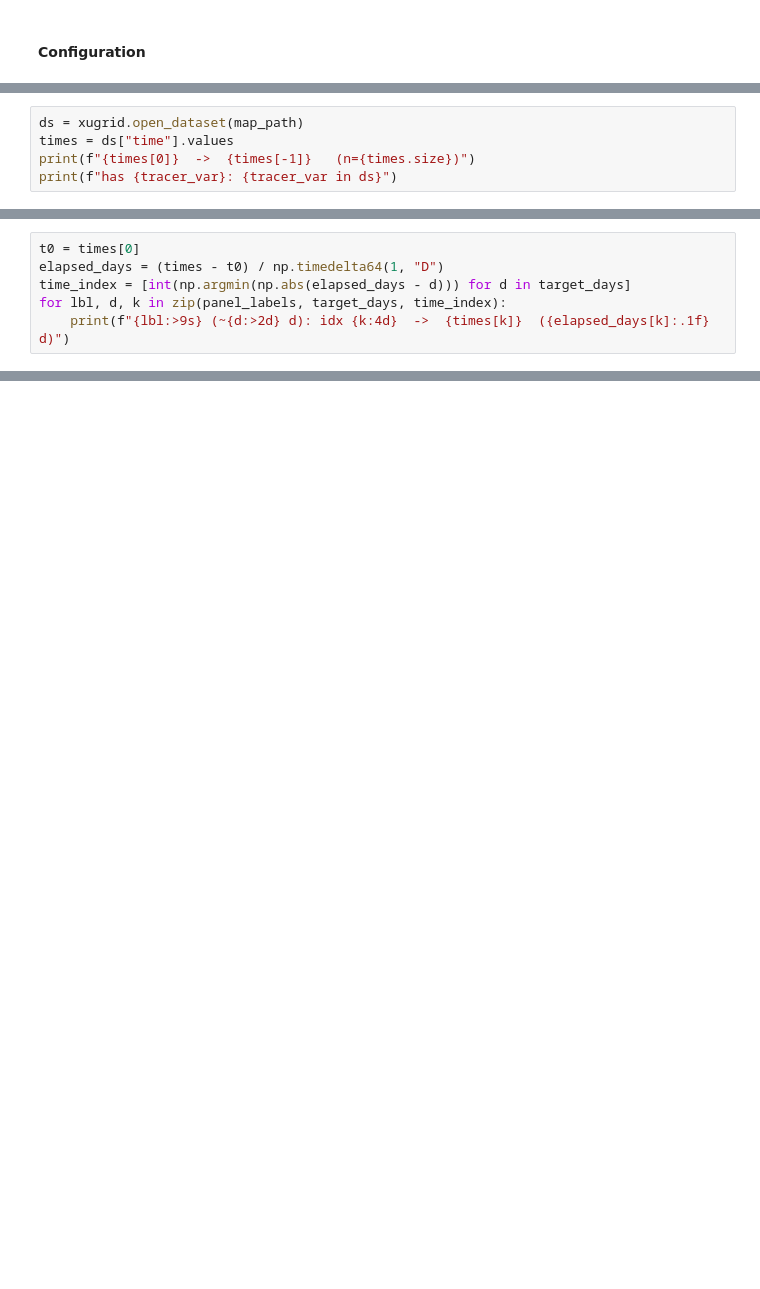
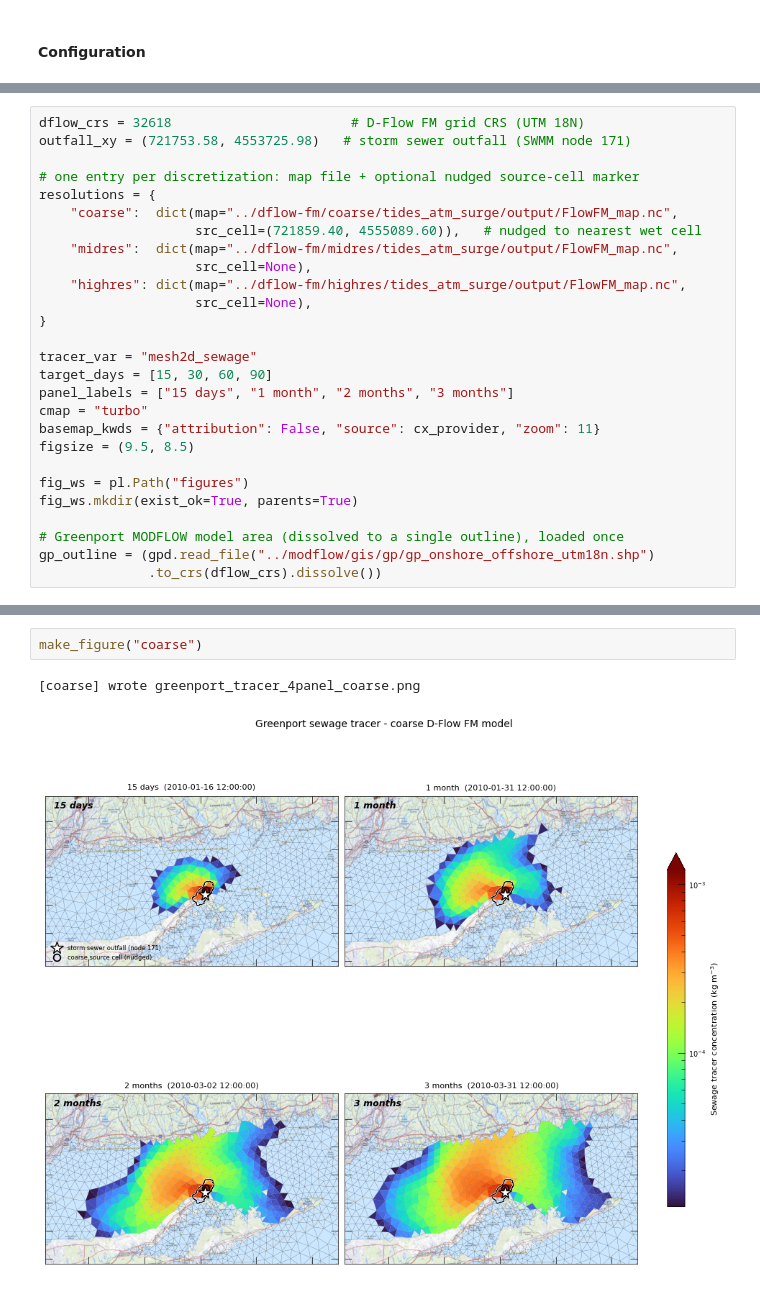
Before and after one commit to jdhughes-dev/nywsc_compound_flooding, a Jupyter notebook: notebooks-GP/step3_plot_tracer.ipynb, the cells around one changed output, grey strips where cells are left out. Saved outputs shown, nothing was run; the diff lists cells and outputs as text; blank space fills up the shorter version.

```diff
--- a/notebooks-GP/step3_plot_tracer.ipynb
+++ b/notebooks-GP/step3_plot_tracer.ipynb
@@ -63,5 +37,0 @@ fig_ws.mkdir(exist_ok=True, parents=True)
-# %%
-ds = xugrid.open_dataset(map_path)
-times = ds["time"].values
-print(f"{times[0]}  ->  {times[-1]}   (n={times.size})")
-print(f"has {tracer_var}: {tracer_var in ds}")
@@ -81,6 +37,0 @@ array([ 550977.38737266, 4398277.07723062,  808446.34657126,
-# %%
-t0 = times[0]
-elapsed_days = (times - t0) / np.timedelta64(1, "D")
-time_index = [int(np.argmin(np.abs(elapsed_days - d))) for d in target_days]
-for lbl, d, k in zip(panel_labels, target_days, time_index):
-    print(f"{lbl:>9s} (~{d:>2d} d): idx {k:4d}  ->  {times[k]}  ({elapsed_days[k]:.1f} d)")
@@ -102,0 +38,27 @@ Large enough to show the 3-month plume, but including the Greenport MODFLOW mode
+# %%
+dflow_crs = 32618                       # D-Flow FM grid CRS (UTM 18N)
+outfall_xy = (721753.58, 4553725.98)   # storm sewer outfall (SWMM node 171)
+
+# one entry per discretization: map file + optional nudged source-cell marker
+resolutions = {
+    "coarse":  dict(map="../dflow-fm/coarse/tides_atm_surge/output/FlowFM_map.nc",
+                    src_cell=(721859.40, 4555089.60)),   # nudged to nearest wet cell
+    "midres":  dict(map="../dflow-fm/midres/tides_atm_surge/output/FlowFM_map.nc",
+                    src_cell=None),
+    "highres": dict(map="../dflow-fm/highres/tides_atm_surge/output/FlowFM_map.nc",
+                    src_cell=None),
+}
+
+tracer_var = "mesh2d_sewage"
+target_days = [15, 30, 60, 90]
+panel_labels = ["15 days", "1 month", "2 months", "3 months"]
+cmap = "turbo"
+basemap_kwds = {"attribution": False, "source": cx_provider, "zoom": 11}
+figsize = (9.5, 8.5)
+
+fig_ws = pl.Path("figures")
+fig_ws.mkdir(exist_ok=True, parents=True)
+
+# Greenport MODFLOW model area (dissolved to a single outline), loaded once
+gp_outline = (gpd.read_file("../modflow/gis/gp/gp_onshore_offshore_utm18n.shp")
+              .to_crs(dflow_crs).dissolve())
@@ -196,0 +145,5 @@ ds.close()
+# %%
+make_figure("coarse")
+# %% [output]
+[coarse] wrote greenport_tracer_4panel_coarse.png
+[figure, added]
```
Also changed, not shown: parts of 25 cells of this notebook.
